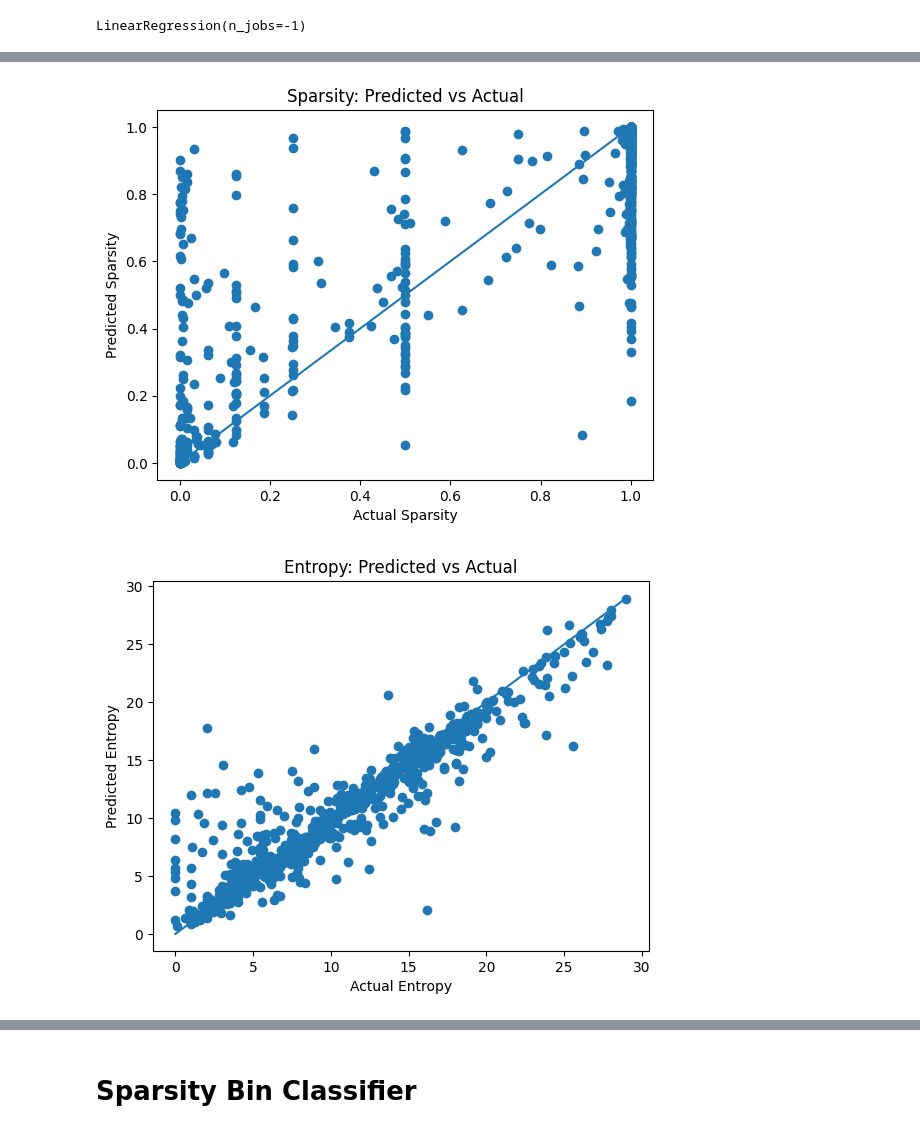
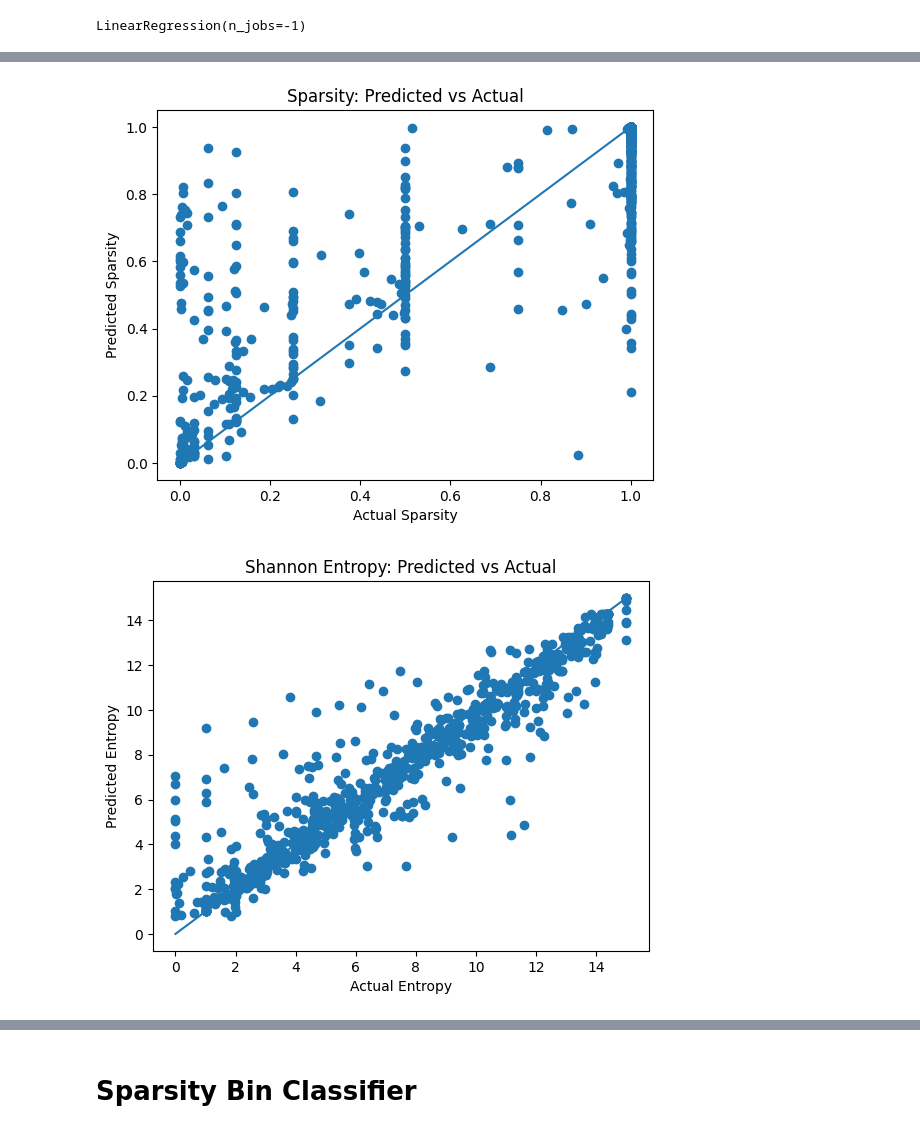
Before and after one commit to InfiniData-Lab/InferQ, a Jupyter notebook: analysis/estimator.ipynb, the cells around one changed output, grey strips where cells are left out. Drawn from its saved outputs; the diff is of its cells as text; code cells hidden in the pictures.

```diff
--- a/analysis/estimator.ipynb
+++ b/analysis/estimator.ipynb
@@ -56,9 +40,12 @@ pcm = PlotCorrelationMatrix(df_num, FEATURES, (12, 10))
 import matplotlib.pyplot as plt
 import seaborn as sns
 
-features = ["statevector_saved_sparsity", "statevector_saved_entropy"]
+# Let us aggregate the statevector_saved_von_neumann_entropy list into a mean value per row
+df['agg_vn_entropy'] = df['statevector_saved_von_neumann_entropy'].apply(lambda x: np.mean(eval(x)) if pd.notna(x) else np.nan)
 
-fig, axes = plt.subplots(1, 2, figsize=(16, 5))
+features = ["statevector_saved_sparsity", "statevector_saved_shannon_entropy", "agg_vn_entropy"]
+
+fig, axes = plt.subplots(1, 3, figsize=(16, 5))
 
 for ax, feature in zip(axes, features):
     sns.histplot(df[feature], bins=100, kde=True, ax=ax)
@@ -106,7 +95,15 @@ sparsity_model = RandomForestRegressor(
     n_jobs=-1
 )
 
-entropy_model = RandomForestRegressor(
+shannon_entropy_model = RandomForestRegressor(
+    n_estimators=100,
+    max_depth=15,
+    min_samples_leaf=5,
+    random_state=42,
+    n_jobs=-1
+)
+
+agg_vn_entropy_model = RandomForestRegressor(
     n_estimators=100,
     max_depth=15,
     min_samples_leaf=5,
@@ -115,7 +112,8 @@ entropy_model = RandomForestRegressor(
 )
 
 sparsity_model.fit(X_train, y_s_train)
-entropy_model.fit(X_train, y_e_train)
+shannon_entropy_model.fit(X_train, y_e_train)
+agg_vn_entropy_model.fit(X_train, y_agg_vn_train)
 # %% [output]
 RandomForestRegressor(max_depth=15, min_samples_leaf=5, n_jobs=-1,
                       random_state=42)
@@ -169,36 +173,49 @@ Entropy Model (Linear Regression)
 # %%
 plotn = 1000
 new_X = X_test.iloc[:plotn]
 
 sparsity_pred = sparsity_model.predict(new_X)
-entropy_pred = entropy_model.predict(new_X)
+shannon_entropy_pred = shannon_entropy_model.predict(new_X)
+actual_agg_vn_entropy_pred = agg_vn_entropy_model.predict(new_X)
 
 actual_sparsity = y_s_test.iloc[:plotn]
-actual_entropy = y_e_test.iloc[:plotn]
+shannon_actual_entropy = y_e_test.iloc[:plotn]
+agg_vn_actual_entropy = y_agg_vn_test.iloc[:plotn]
 
 import matplotlib.pyplot as plt
 
 plt.figure()
 plt.scatter(actual_sparsity, sparsity_pred)
 plt.plot(
     [actual_sparsity.min(), actual_sparsity.max()],
     [actual_sparsity.min(), actual_sparsity.max()]
 )
 plt.xlabel("Actual Sparsity")
 plt.ylabel("Predicted Sparsity")
 plt.title("Sparsity: Predicted vs Actual")
 plt.show()
 
 plt.figure()
-plt.scatter(actual_entropy, entropy_pred)
+plt.scatter(shannon_actual_entropy, shannon_entropy_pred)
 plt.plot(
-    [actual_entropy.min(), actual_entropy.max()],
-    [actual_entropy.min(), actual_entropy.max()]
+    [shannon_actual_entropy.min(), shannon_actual_entropy.max()],
+    [shannon_actual_entropy.min(), shannon_actual_entropy.max()]
 )
 plt.xlabel("Actual Entropy")
 plt.ylabel("Predicted Entropy")
-plt.title("Entropy: Predicted vs Actual")
+plt.title("Shannon Entropy: Predicted vs Actual")
 plt.show()
+
+plt.figure()
+plt.scatter(actual_agg_vn_entropy_pred, agg_vn_actual_entropy)
+plt.plot(
+    [agg_vn_actual_entropy.min(), agg_vn_actual_entropy.max()],
+    [agg_vn_actual_entropy.min(), agg_vn_actual_entropy.max()]
+)
+plt.xlabel("Actual Entropy")
+plt.ylabel("Predicted Entropy")
+plt.title("Von Neumann Aggregate Entropy: Predicted vs Actual")
+plt.show()
 # %% [output]
-[figure, old version]
+[figure, new version]
-[figure, old version]
+[figure, new version]
```
Also changed, not shown: parts of 12 cells of this notebook, 2 other files.
